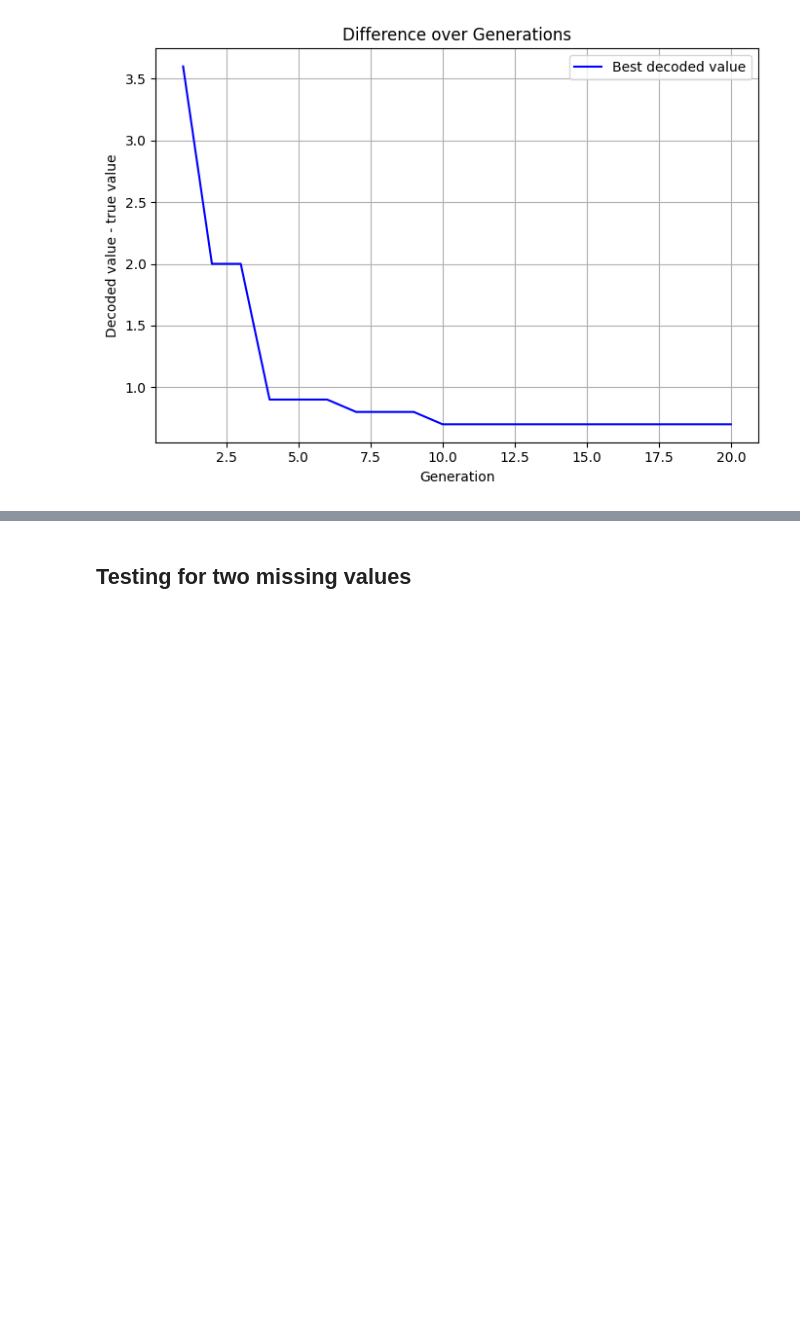
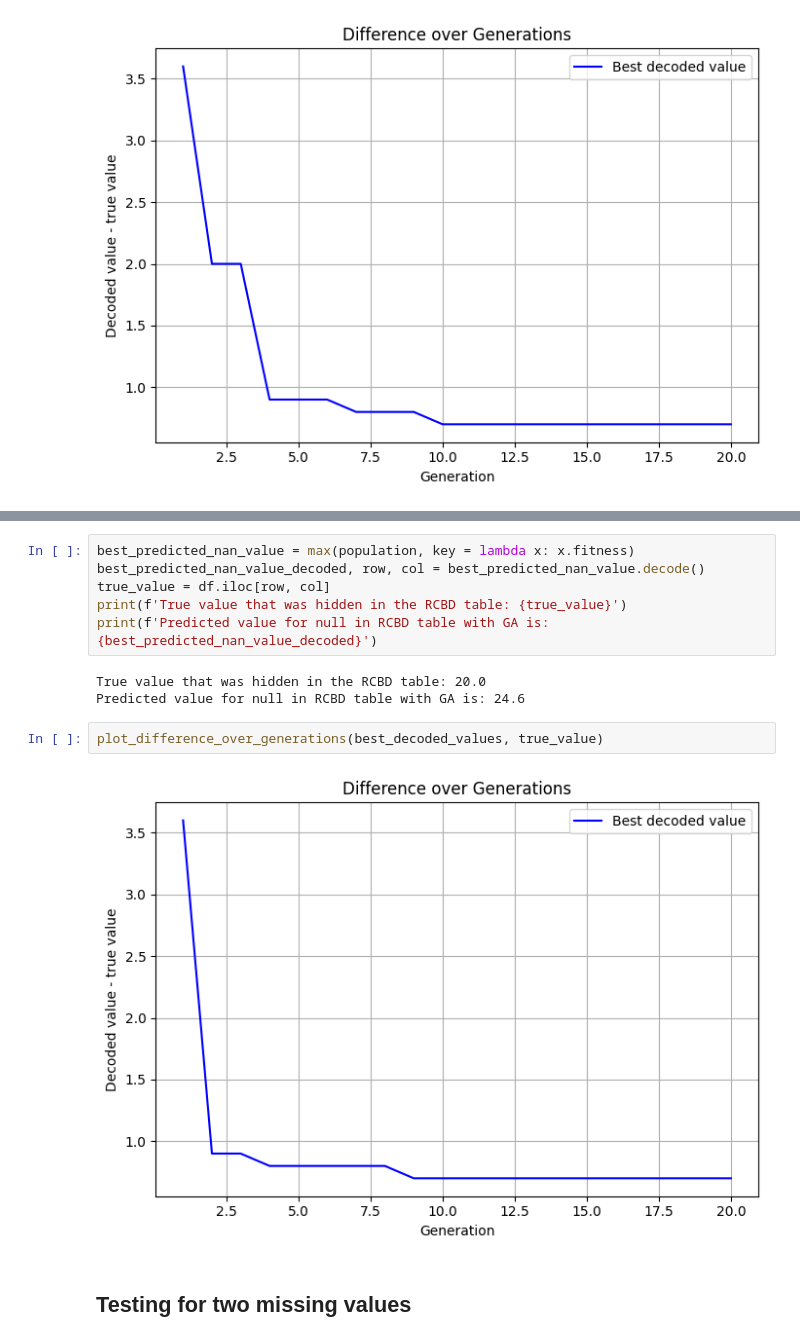
Before and after one commit to djurdjam02/CIProject, a Jupyter notebook: main.ipynb, the cells around one changed output, grey strips where cells are left out. Saved outputs shown, nothing was run; the diff lists cells and outputs as text; blank space fills up the shorter version.

```diff
--- a/main.ipynb
+++ b/main.ipynb
@@ -569,3 +611,16 @@ plot_difference_over_generations(best_decoded_values, true_value)
+# %%
+best_predicted_nan_value = max(population, key = lambda x: x.fitness)
+best_predicted_nan_value_decoded, row, col = best_predicted_nan_value.decode()
+true_value = df.iloc[row, col]
+print(f'True value that was hidden in the RCBD table: {true_value}')
+print(f'Predicted value for null in RCBD table with GA is: {best_predicted_nan_value_decoded}')
+# %% [output]
+True value that was hidden in the RCBD table: 20.0
+Predicted value for null in RCBD table with GA is: 24.6
+# %%
+plot_difference_over_generations(best_decoded_values, true_value)
+# %% [output]
+[figure, added]
 # %% [markdown]
 ## Testing for two missing values
 # %%
```
Also changed, not shown: parts of 30 cells of this notebook.
